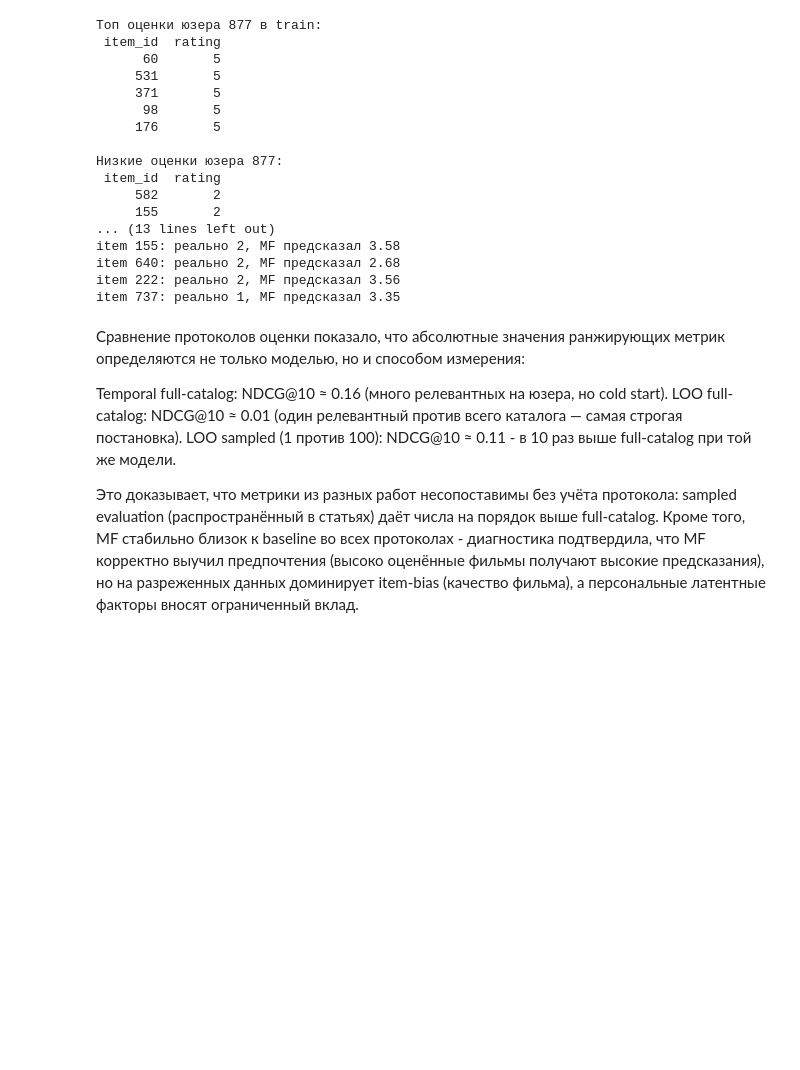
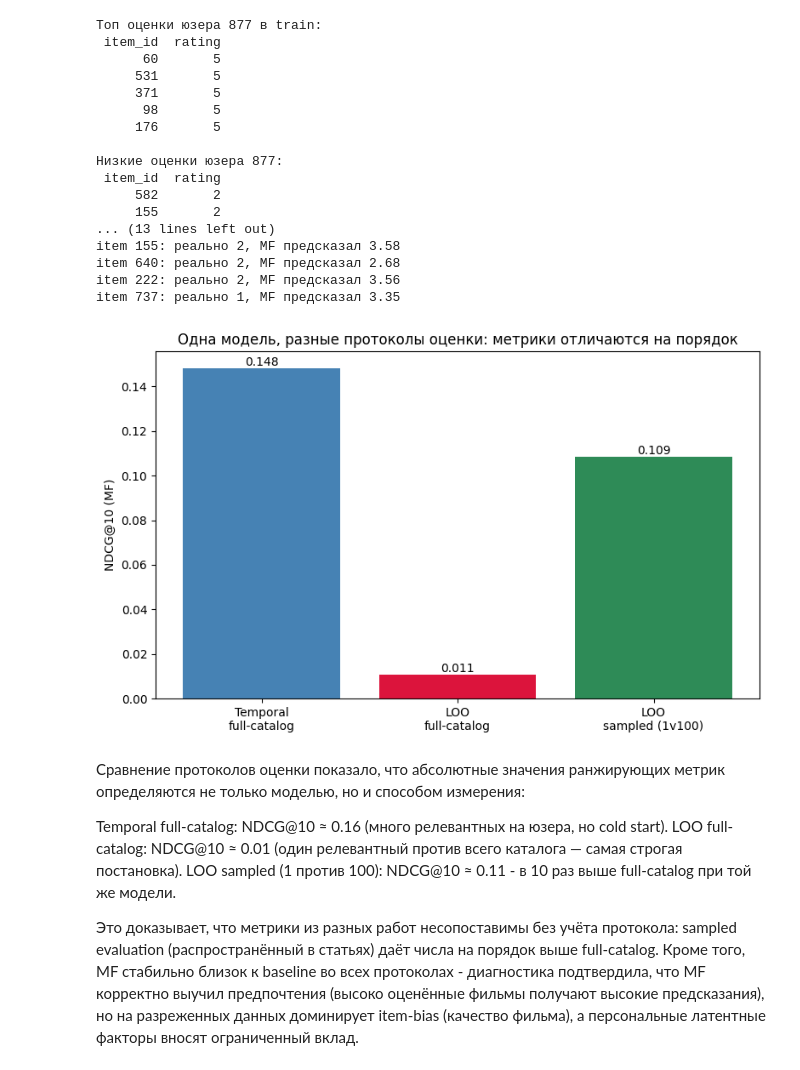
Before and after one commit to EgorMakarov567/movie-recommender-system, a Jupyter notebook: notebooks/07_ranking.ipynb, the cells around one changed output. Saved outputs shown, nothing was run; the diff lists cells and outputs as text; code cells hidden in the pictures; blank space fills up the shorter version.

```diff
--- a/notebooks/07_ranking.ipynb
+++ b/notebooks/07_ranking.ipynb
@@ -793,6 +814,25 @@ item 155: реально 2, MF предсказал 3.58
 item 640: реально 2, MF предсказал 2.68
 item 222: реально 2, MF предсказал 3.56
 item 737: реально 1, MF предсказал 3.35
+# %%
+protocols = ['Temporal\nfull-catalog', 'LOO\nfull-catalog', 'LOO\nsampled (1v100)']
+mf_ndcg = [
+    ranking_results[(ranking_results['model']=='MF')&(ranking_results['K']==10)]['NDCG'].values[0],
+    loo_results[(loo_results['model']=='MF')&(loo_results['K']==10)]['NDCG'].values[0],
+    sampled_results[(sampled_results['model']=='MF')&(sampled_results['K']==10)]['NDCG'].values[0],
+]
+
+plt.figure(figsize=(8, 5))
+bars = plt.bar(protocols, mf_ndcg, color=['steelblue', 'crimson', 'seagreen'])
+plt.ylabel('NDCG@10 (MF)')
+plt.title('Одна модель, разные протоколы оценки: метрики отличаются на порядок')
+for bar, val in zip(bars, mf_ndcg):
+    plt.text(bar.get_x()+bar.get_width()/2, val, f'{val:.3f}', ha='center', va='bottom')
+plt.tight_layout()
+plt.savefig('../images/eval_protocols.png', dpi=150, bbox_inches='tight')
+plt.show()
+# %% [output]
+[figure, added]
 # %% [markdown]
 Сравнение протоколов оценки показало, что абсолютные значения ранжирующих метрик определяются не только моделью, но и способом измерения:
 
```
Also changed, not shown: parts of 7 cells of this notebook, 8 other files.
